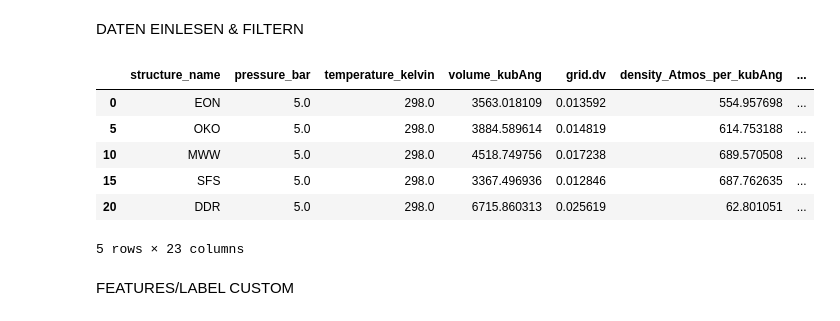
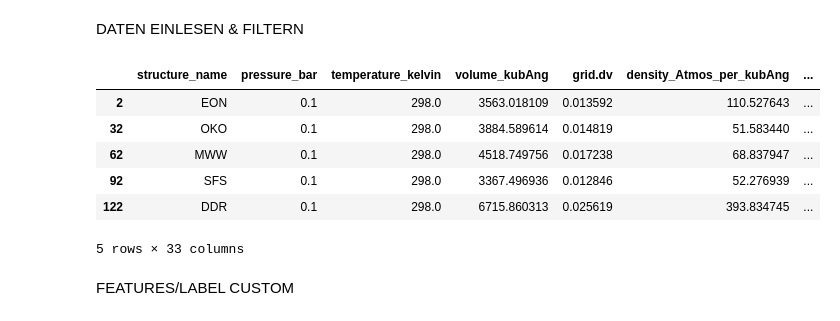
Before and after one commit to dbock369-dot/MASTHA, a Jupyter notebook: TestBench/Testbench_GP_BO.ipynb, the cells around one changed output. Saved outputs shown, nothing was run; the diff lists cells and outputs as text; code cells hidden in the pictures.

```diff
--- a/TestBench/Testbench_GP_BO.ipynb
+++ b/TestBench/Testbench_GP_BO.ipynb
@@ -106,30 +107,30 @@ def train_gp(xt_train, yt_train, training_iterations=100):
 # %% [markdown]
 DATEN EINLESEN & FILTERN
 # %%
-dft_data = pd.read_csv("/Users/danielbock/MASTERTHESIS/MASTA/DataArchiv/dft_data_temp_pressure_swingswingswing5.csv")
+dft_data = pd.read_csv("/Users/danielbock/MASTERTHESIS/MASTA/DataArchiv/dft_data_temp_pressure_swingswingswing.csv")
 dft_data["density_bulk"] = (
     dft_data["density_bulk"]
     .astype(str)                            # sicherstellen, dass alles string ist
     .str.strip()                             # Leerzeichen weg
     .str.replace('[', '', regex=False)       # "[" entfernen
     .str.replace(']', '', regex=False)       # "]" entfernen
 )
 dft_data["density_bulk"] = pd.to_numeric(dft_data["density_bulk"], errors="coerce")
-expV_data = pd.read_csv("/Users/danielbock/MASTERTHESIS/MASTA/DataArchiv/Vext_allTEMP_hist_no_pressure_no_chem_10b_swing.csv")
+expV_data = pd.read_csv("/Users/danielbock/MASTERTHESIS/MASTA/DataArchiv/Vext_allTEMP_hist_no_pressure_no_chem_20b_swing.csv")
 data = pd.merge(dft_data, expV_data, 'inner', on=["structure_name", "temperature_kelvin"])
 feature_columns = [col for col in data.columns if is_bin_column(col)]
 data = data[data.beladung_mol_per_kg > 0]
-data = data[(data.temperature_kelvin == 298) & (data.pressure_bar == 5)]
+data = data[(data.temperature_kelvin == 298) & (data.pressure_bar == 0.1)]
 
 data.head()
 # %% [output]
 |  | structure_name | pressure_bar | temperature_kelvin | volume_kubAng | grid.dv | density_Atmos_per_kubAng | ... |
-| 0 | EON | 5.0 | 298.0 | 3563.018109 | 0.013592 | 554.957698 | ... |
-| 5 | OKO | 5.0 | 298.0 | 3884.589614 | 0.014819 | 614.753188 | ... |
-| 10 | MWW | 5.0 | 298.0 | 4518.749756 | 0.017238 | 689.570508 | ... |
-| 15 | SFS | 5.0 | 298.0 | 3367.496936 | 0.012846 | 687.762635 | ... |
-| 20 | DDR | 5.0 | 298.0 | 6715.860313 | 0.025619 | 62.801051 | ... |
+| 2 | EON | 0.1 | 298.0 | 3563.018109 | 0.013592 | 110.527643 | ... |
+| 32 | OKO | 0.1 | 298.0 | 3884.589614 | 0.014819 | 51.583440 | ... |
+| 62 | MWW | 0.1 | 298.0 | 4518.749756 | 0.017238 | 68.837947 | ... |
+| 92 | SFS | 0.1 | 298.0 | 3367.496936 | 0.012846 | 52.276939 | ... |
+| 122 | DDR | 0.1 | 298.0 | 6715.860313 | 0.025619 | 393.834745 | ... |
-5 rows × 23 columns
+5 rows × 33 columns
 # %% [markdown]
 FEATURES/LABEL CUSTOM
 # %%
```
Also changed, not shown: parts of 7 cells of this notebook, 12 other files.
